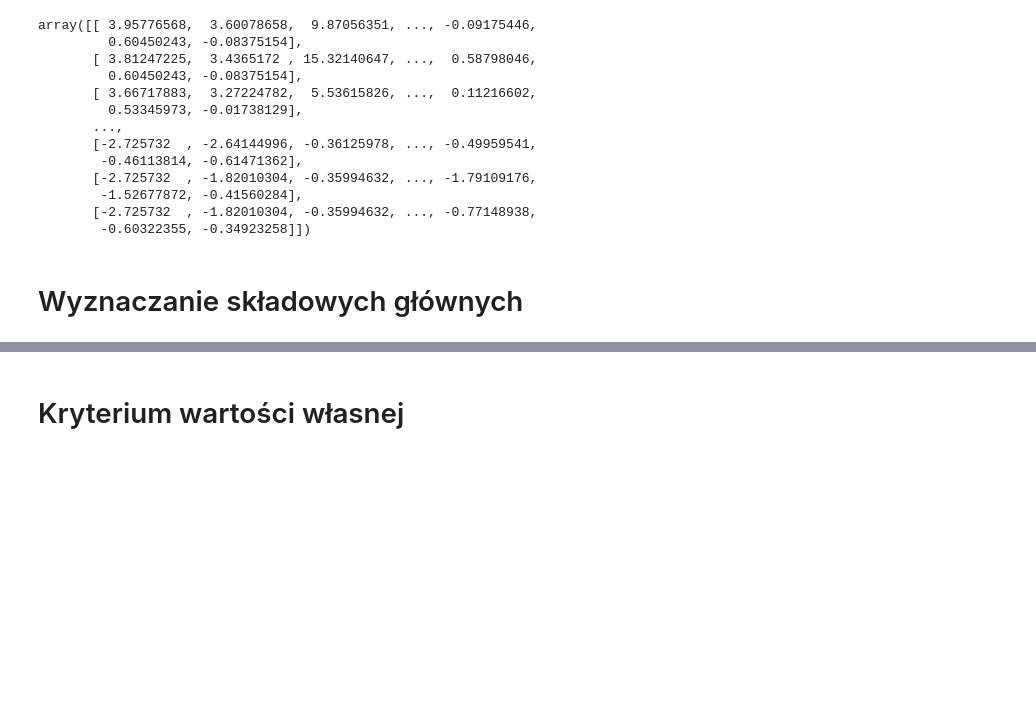
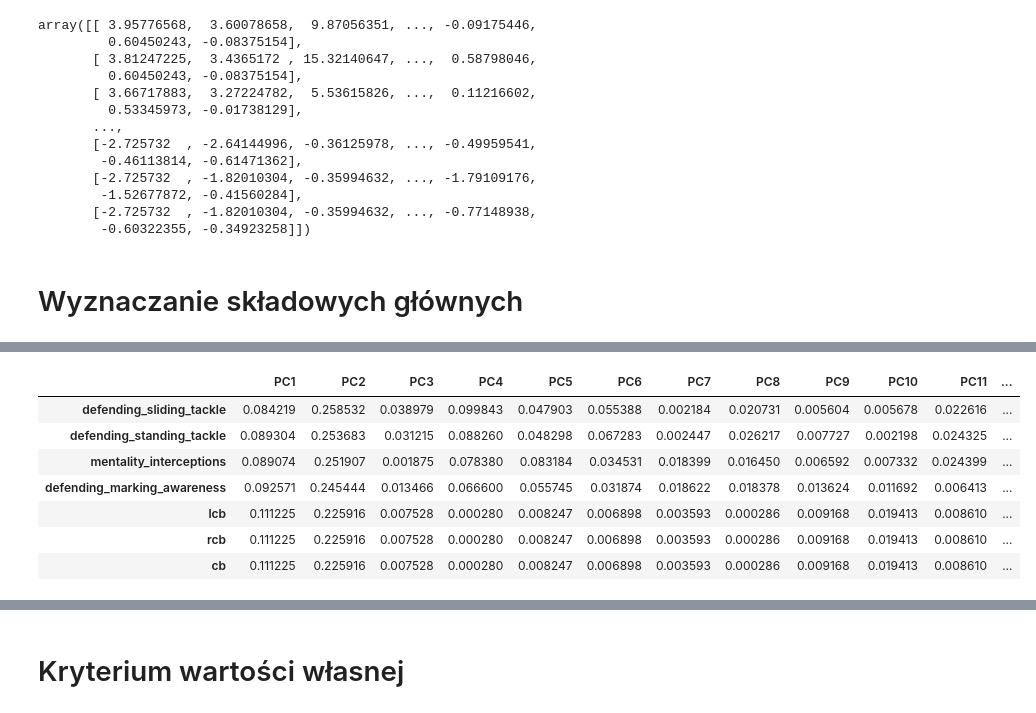
Before and after one commit to pawlew2k/fifa22, a Jupyter notebook: fifa22.ipynb, the cells around one changed output, grey strips where cells are left out. Cells and saved outputs as stored; diff of their text form; code cells hidden in the pictures; blank space fills up the shorter version.

```diff
--- a/fifa22.ipynb
+++ b/fifa22.ipynb
@@ -413,0 +409,11 @@ df_pca_componenets
+# %%
+df_pca_componenets.abs().sort_values(by='PC2',ascending=False).iloc[:7,:]
+# %% [output]
+|  | PC1 | PC2 | PC3 | PC4 | PC5 | PC6 | PC7 | PC8 | PC9 | PC10 | PC11 | ... |
+| defending_sliding_tackle | 0.084219 | 0.258532 | 0.038979 | 0.099843 | 0.047903 | 0.055388 | 0.002184 | 0.020731 | 0.005604 | 0.005678 | 0.022616 | ... |
+| defending_standing_tackle | 0.089304 | 0.253683 | 0.031215 | 0.088260 | 0.048298 | 0.067283 | 0.002447 | 0.026217 | 0.007727 | 0.002198 | 0.024325 | ... |
+| mentality_interceptions | 0.089074 | 0.251907 | 0.001875 | 0.078380 | 0.083184 | 0.034531 | 0.018399 | 0.016450 | 0.006592 | 0.007332 | 0.024399 | ... |
+| defending_marking_awareness | 0.092571 | 0.245444 | 0.013466 | 0.066600 | 0.055745 | 0.031874 | 0.018622 | 0.018378 | 0.013624 | 0.011692 | 0.006413 | ... |
+| lcb | 0.111225 | 0.225916 | 0.007528 | 0.000280 | 0.008247 | 0.006898 | 0.003593 | 0.000286 | 0.009168 | 0.019413 | 0.008610 | ... |
+| rcb | 0.111225 | 0.225916 | 0.007528 | 0.000280 | 0.008247 | 0.006898 | 0.003593 | 0.000286 | 0.009168 | 0.019413 | 0.008610 | ... |
+| cb | 0.111225 | 0.225916 | 0.007528 | 0.000280 | 0.008247 | 0.006898 | 0.003593 | 0.000286 | 0.009168 | 0.019413 | 0.008610 | ... |
```
Also changed, not shown: parts of 9 cells of this notebook.
